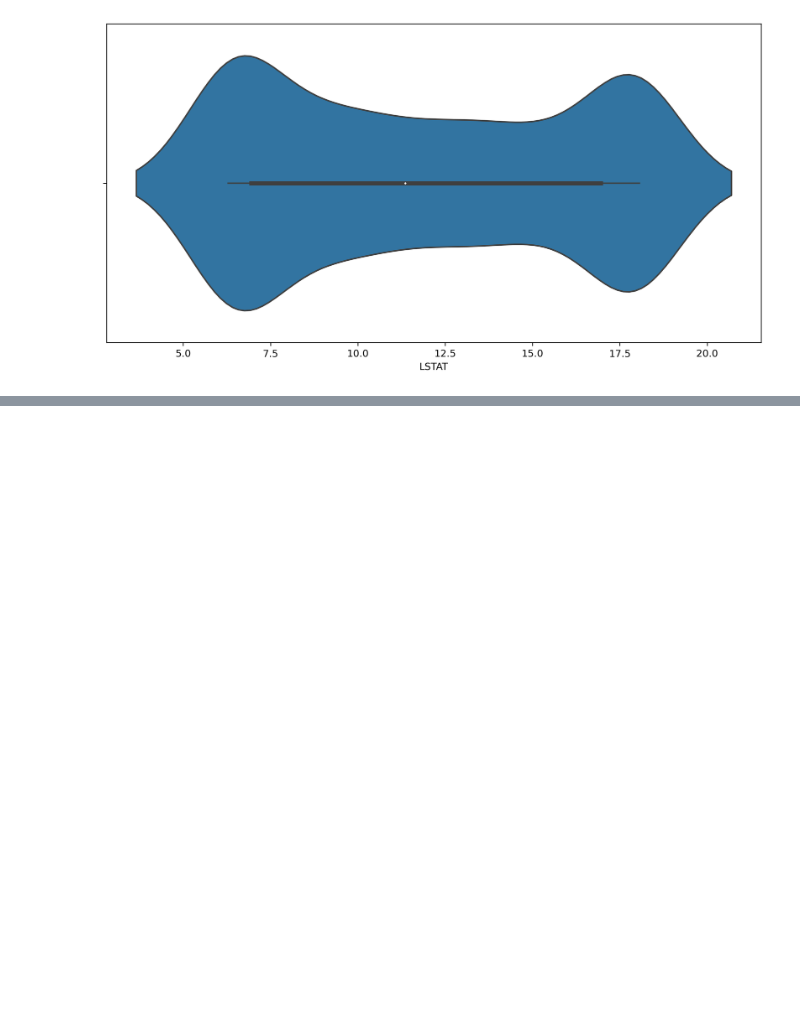
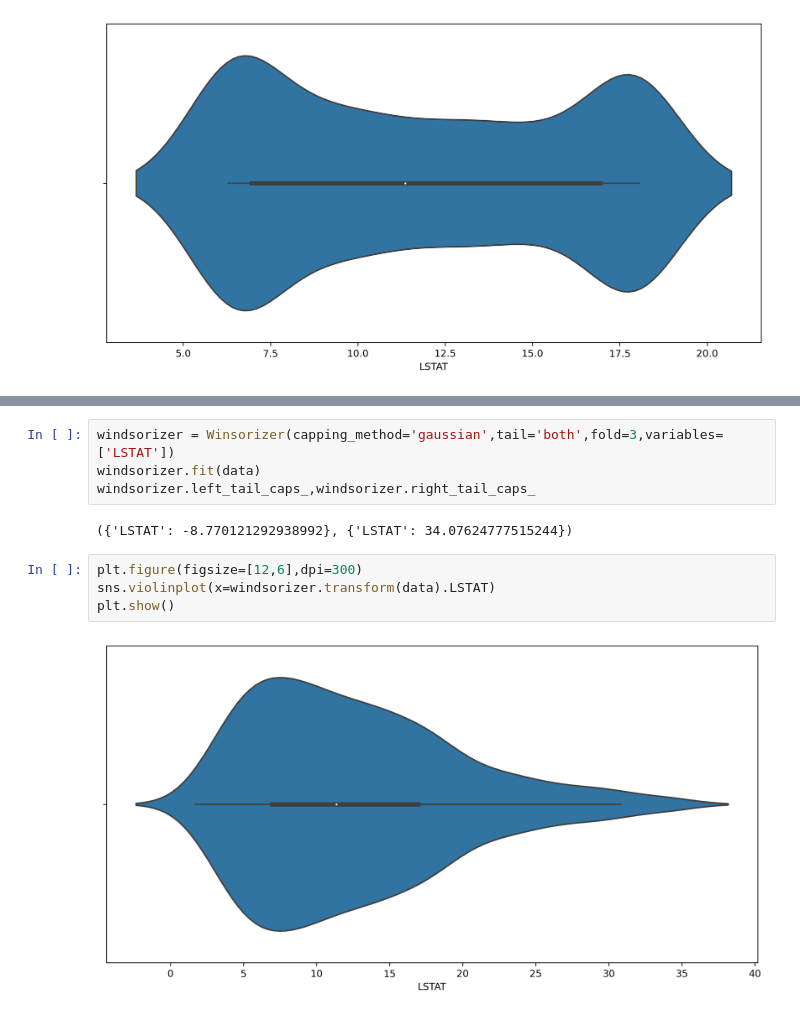
Before and after one commit to ashen007/Feature_enginering, a Jupyter notebook: notebooks/outliers.ipynb, the cells around one changed output, grey strips where cells are left out. Saved outputs shown, nothing was run; the diff lists cells and outputs as text; blank space fills up the shorter version.

```diff
--- a/notebooks/outliers.ipynb
+++ b/notebooks/outliers.ipynb
@@ -108,0 +115,12 @@ plt.show()
+# %%
+windsorizer = Winsorizer(capping_method='gaussian',tail='both',fold=3,variables=['LSTAT'])
+windsorizer.fit(data)
+windsorizer.left_tail_caps_,windsorizer.right_tail_caps_
+# %% [output]
+({'LSTAT': -8.770121292938992}, {'LSTAT': 34.07624777515244})
+# %%
+plt.figure(figsize=[12,6],dpi=300)
+sns.violinplot(x=windsorizer.transform(data).LSTAT)
+plt.show()
+# %% [output]
+[figure, added]
```
Also changed, not shown: parts of 1 cell of this notebook.
